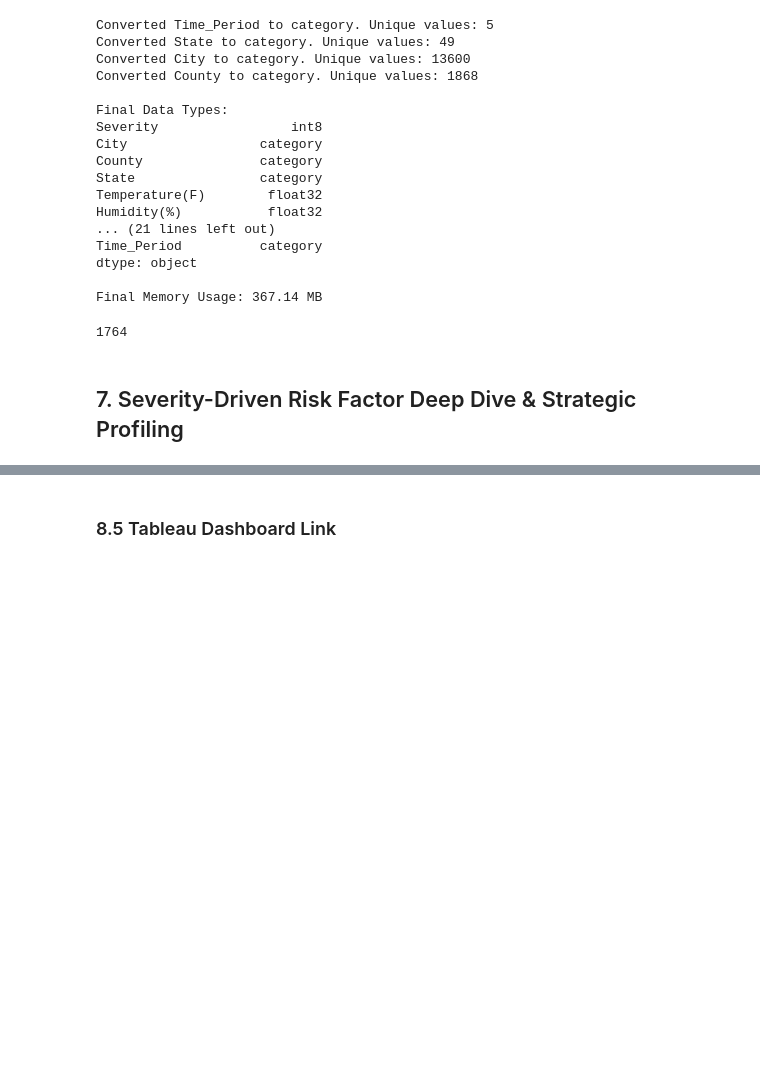
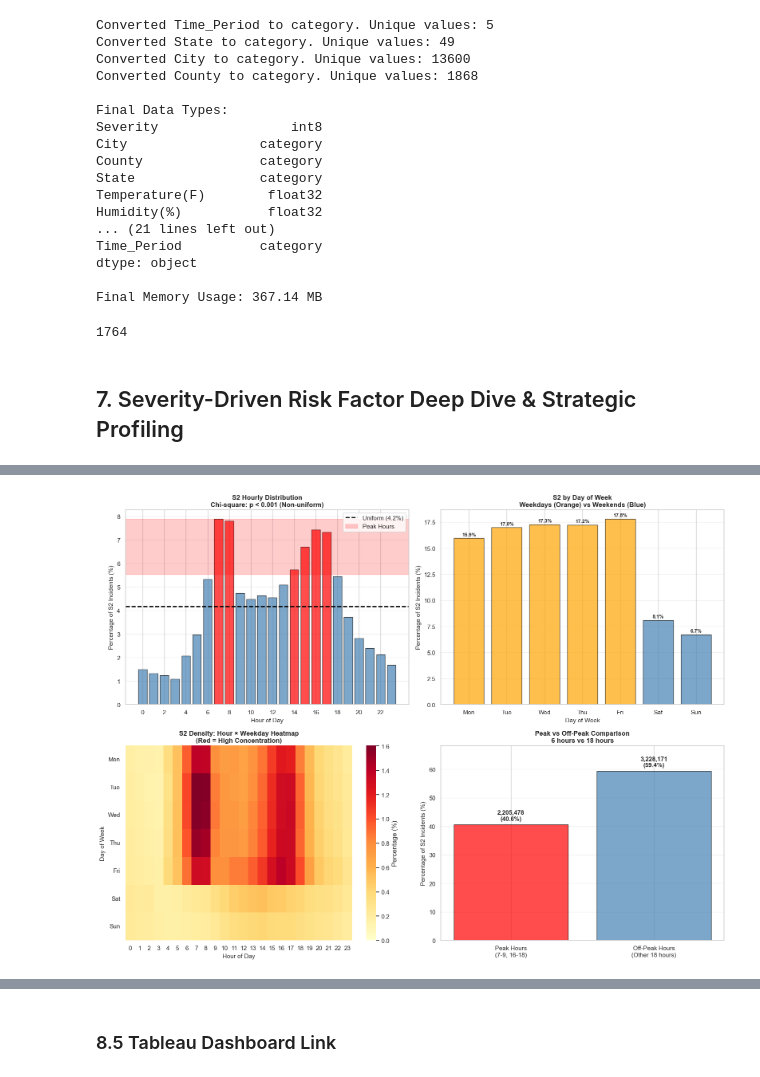
Before and after one commit to Joyriver-tome/C11CAP1, a Jupyter notebook: DS_Capstone_Notebook.ipynb, the cells around one changed output, grey strips where cells are left out. Drawn from its saved outputs; the diff is of its cells as text; code cells hidden in the pictures; blank space fills up the shorter version.

```diff
--- a/DS_Capstone_Notebook.ipynb
+++ b/DS_Capstone_Notebook.ipynb
@@ -1799,0 +1514,88 @@ This analysis categorizes strategies based on the Impact on Traffic Flow (S1–S
+# %%
+# Visualize
+
+print("= S2 Temporal Patterns ===")
+
+fig, axes = plt.subplots(2, 2, figsize=(16, 12))
+
+# Plot 1: Hourly distribution
+ax = axes[0, 0]
+colors_hour = ['red' if h in peak_hours else 'steelblue' for h in range(24)]
+bars = ax.bar(range(24), hourly_pct, color=colors_hour, alpha=0.7, edgecolor='black')
+
+# Add average line
+avg_pct = 100 / 24
+ax.axhline(avg_pct, color='black', linestyle='--', linewidth=2, label=f'Uniform ({avg_pct:.1f}%)')
+
+# Highlight peak hours
+ax.axhspan(threshold, hourly_pct.max(), alpha=0.2, color='red', label='Peak Hours')
+
+ax.set_xlabel('Hour of Day', fontsize=11)
+ax.set_ylabel('Percentage of S2 Incidents (%)', fontsize=11)
+ax.set_title(f'S2 Hourly Distribution\nChi-square: p < 0.001 (Non-uniform)',
+             fontsize=12, fontweight='bold')
+ax.set_xticks(range(0, 24, 2))
+ax.legend()
+ax.grid(axis='y', alpha=0.3)
+
+# Plot 2: Weekday distribution
+ax = axes[0, 1]
+colors_weekday = ['orange' if day < 5 else 'steelblue' for day in range(7)]
+bars = ax.bar(range(7), weekday_pct, color=colors_weekday, alpha=0.7, edgecolor='black')
+
+# Add values on bars
+for bar, pct in zip(bars, weekday_pct):
+    ax.text(bar.get_x() + bar.get_width()/2., bar.get_height() + 0.1,
+            f'{pct:.1f}%', ha='center', va='bottom', fontweight='bold', fontsize=9)
+
+ax.set_xlabel('Day of Week', fontsize=11)
+ax.set_ylabel('Percentage of S2 Incidents (%)', fontsize=11)
+ax.set_title(f'S2 by Day of Week\nWeekdays (Orange) vs Weekends (Blue)',
+             fontsize=12, fontweight='bold')
+ax.set_xticks(range(7))
+ax.set_xticklabels(['Mon', 'Tue', 'Wed', 'Thu', 'Fri', 'Sat', 'Sun'])
+ax.grid(axis='y', alpha=0.3)
+
+# Plot 3: Heatmap - Hour × Weekday
+ax = axes[1, 0]
+sns.heatmap(s2_heatmap_pct, cmap='YlOrRd', annot=False, fmt='.2f',
+            cbar_kws={'label': 'Percentage (%)'}, ax=ax, vmin=0)
+ax.set_xlabel('Hour of Day', fontsize=11)
+ax.set_ylabel('Day of Week', fontsize=11)
+ax.set_title('S2 Density: Hour × Weekday Heatmap\n(Red = High Concentration)',
+             fontsize=12, fontweight='bold')
+ax.set_yticklabels(['Mon', 'Tue', 'Wed', 'Thu', 'Fri', 'Sat', 'Sun'], rotation=0)
+
+# Plot 4: Peak vs Off-peak comparison
+ax = axes[1, 1]
+
+# Define peak (7-9, 16-18) and off-peak
+morning_rush = [7, 8, 9]
+evening_rush = [16, 17, 18]
+peak_hours_defined = morning_rush + evening_rush
+
+peak_count = df_s2[df_s2['Hour'].isin(peak_hours_defined)].shape[0]
+offpeak_count = df_s2[~df_s2['Hour'].isin(peak_hours_defined)].shape[0]
+
+categories = ['Peak Hours\n(7-9, 16-18)', 'Off-Peak Hours\n(Other 18 hours)']
+counts = [peak_count, offpeak_count]
+percentages = [peak_count/len(df_s2)*100, offpeak_count/len(df_s2)*100]
+colors_peak = ['red', 'steelblue']
+
+bars = ax.bar(categories, percentages, color=colors_peak, alpha=0.7, edgecolor='black')
+
+# Add annotations
+for bar, count, pct in zip(bars, counts, percentages):
+    ax.text(bar.get_x() + bar.get_width()/2., bar.get_height() + 1,
+            f'{count:,}\n({pct:.1f}%)', ha='center', va='bottom',
+            fontweight='bold', fontsize=11)
+
+ax.set_ylabel('Percentage of S2 Incidents (%)', fontsize=11)
+ax.set_title('Peak vs Off-Peak Comparison\n6 hours vs 18 hours',
+             fontsize=12, fontweight='bold')
+ax.set_ylim(0, max(percentages) * 1.15)
+ax.grid(axis='y', alpha=0.3)
+
+plt.tight_layout()
+plt.show()
+# %% [output]
@@ -1799,0 +1603 @@ This analysis categorizes strategies based on the Impact on Traffic Flow (S1–S
+[figure, added]
```
Also changed, not shown: parts of 149 cells of this notebook, 1 other file.
